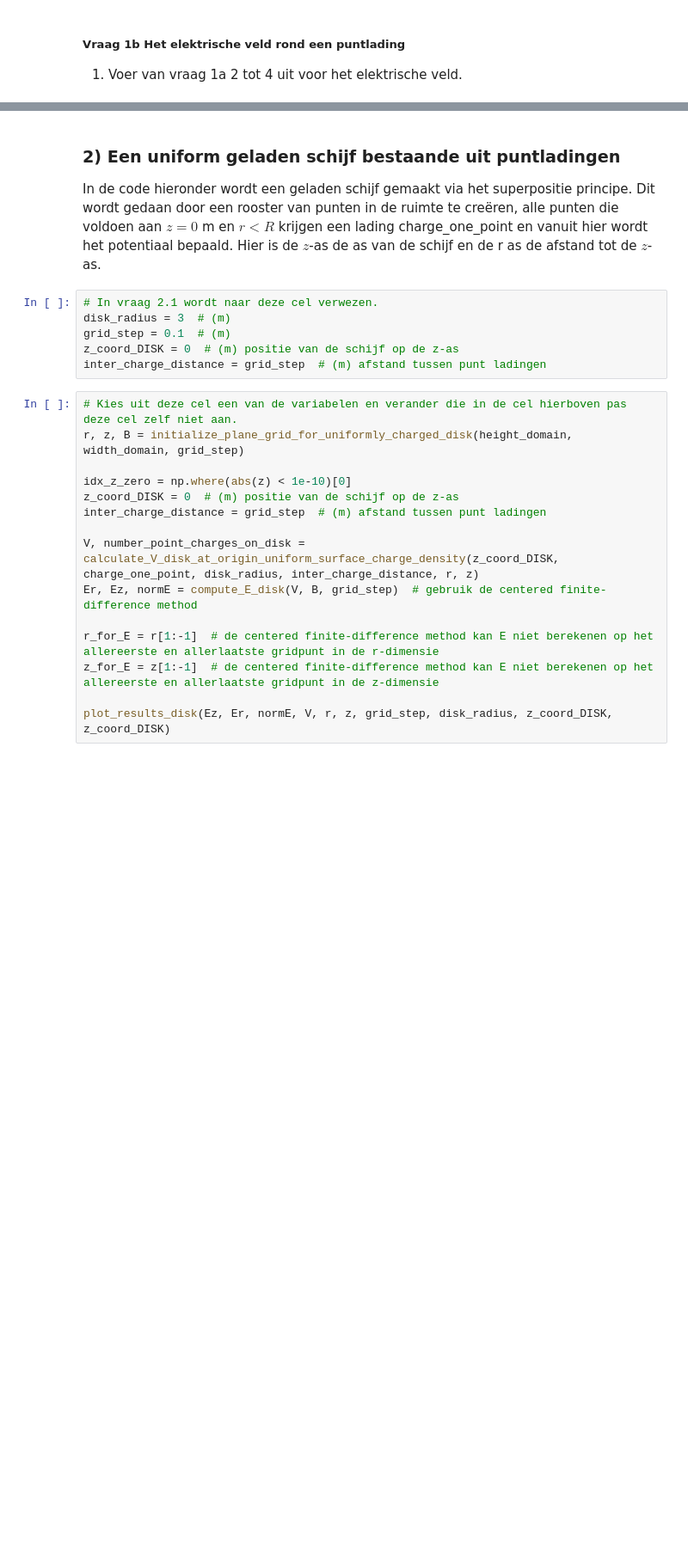
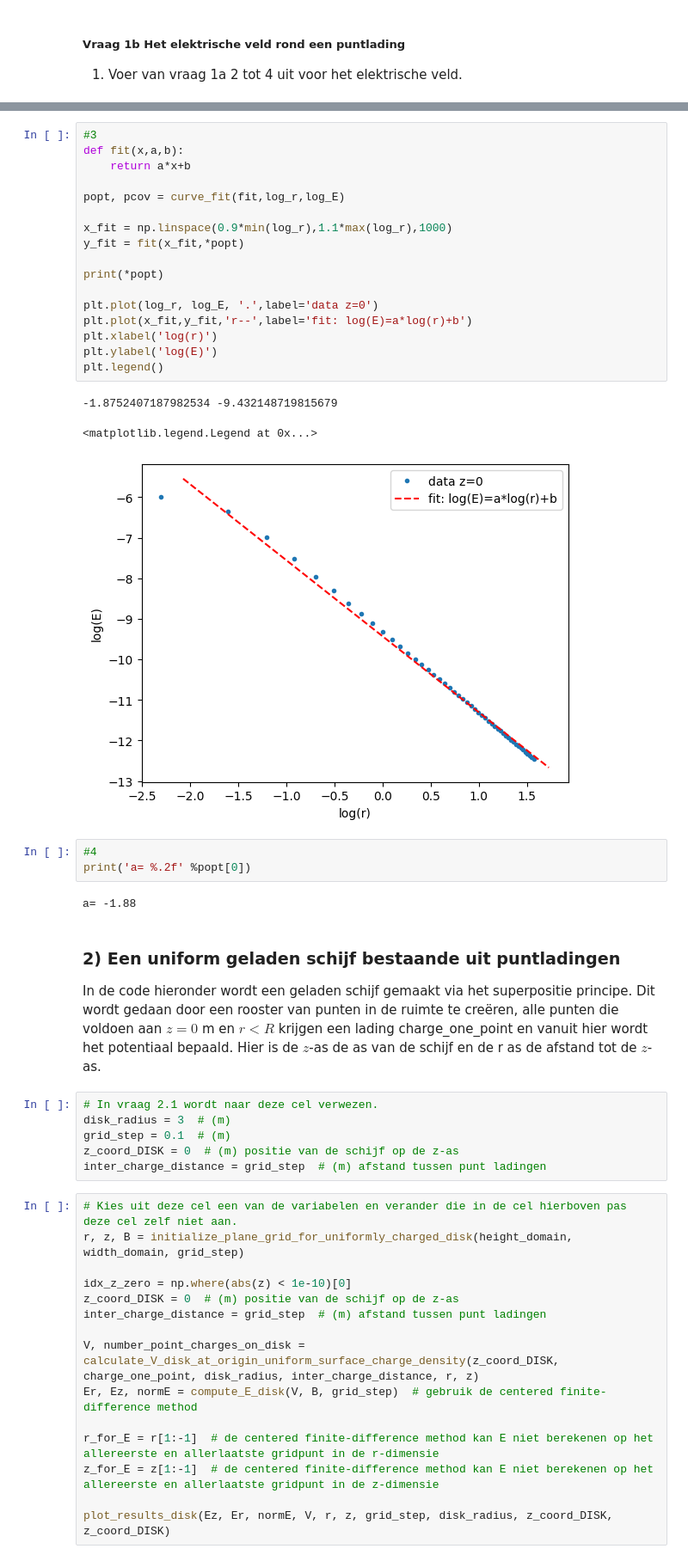
Before and after one commit to BrunoSchouten/Bruno-DEF, a Jupyter notebook: DigitaleOntwerpopdrachten/1CondensatorOpdracht/CondensatorOntwerpopdracht.ipynb, the cells around one changed output, grey strips where cells are left out. Shown at 86% size. Cells and saved outputs as stored; diff of their text form; blank space fills up the shorter version.

```diff
--- a/DigitaleOntwerpopdrachten/1CondensatorOpdracht/CondensatorOntwerpopdracht.ipynb
+++ b/DigitaleOntwerpopdrachten/1CondensatorOpdracht/CondensatorOntwerpopdracht.ipynb
@@ -100,3 +162,29 @@ plot_results_pt_charge_at_origin(Ez, Er, normE, V, r, z, grid_step)
+# %%
+#3
+def fit(x,a,b):
+    return a*x+b
+
+popt, pcov = curve_fit(fit,log_r,log_E)
+
+x_fit = np.linspace(0.9*min(log_r),1.1*max(log_r),1000)
+y_fit = fit(x_fit,*popt)
+
+print(*popt)
+
+plt.plot(log_r, log_E, '.',label='data z=0')
+plt.plot(x_fit,y_fit,'r--',label='fit: log(E)=a*log(r)+b')
+plt.xlabel('log(r)')
+plt.ylabel('log(E)')
+plt.legend()
+# %% [output]
+-1.8752407187982534 -9.432148719815679
+<matplotlib.legend.Legend at 0x...>
+[figure, added]
+# %%
+#4
+print('a= %.2f' %popt[0])
+# %% [output]
+a= -1.88
 # %% [markdown]
 ### 2) Een uniform geladen schijf bestaande uit puntladingen
 
```
Also changed, not shown: parts of 5 cells of this notebook.
